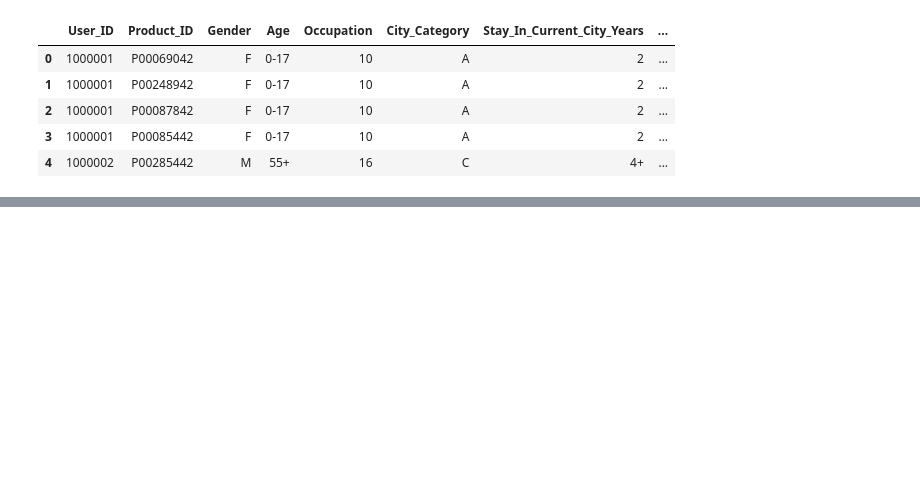
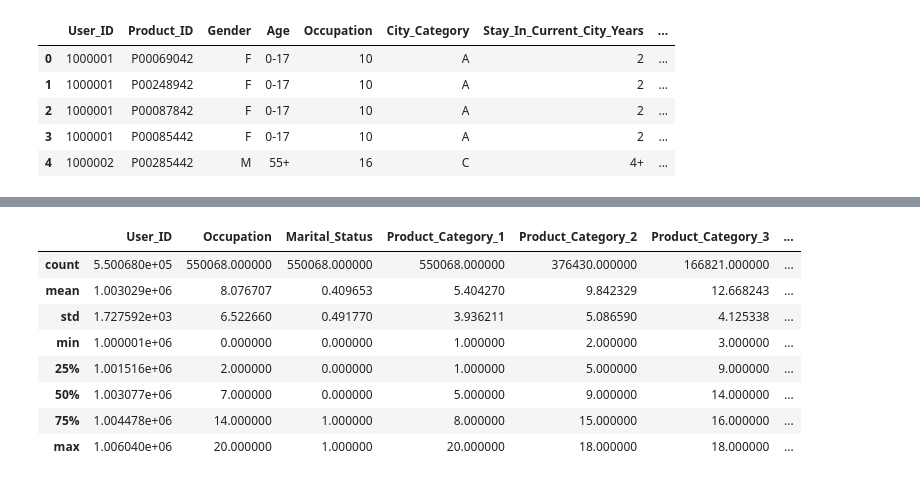
Before and after one commit to 1Anand1/Black_Friday_Sales_Prediction, a Jupyter notebook: black_friday_sales.ipynb, the cells around one changed output, grey strips where cells are left out. Cells and saved outputs as stored; diff of their text form; code cells hidden in the pictures; blank space fills up the shorter version.

```diff
--- a/black_friday_sales.ipynb
+++ b/black_friday_sales.ipynb
@@ -17,0 +43,12 @@ df.head()
+# %%
+df.describe()
+# %% [output]
+|  | User_ID | Occupation | Marital_Status | Product_Category_1 | Product_Category_2 | Product_Category_3 | ... |
+| count | 5.500680e+05 | 550068.000000 | 550068.000000 | 550068.000000 | 376430.000000 | 166821.000000 | ... |
+| mean | 1.003029e+06 | 8.076707 | 0.409653 | 5.404270 | 9.842329 | 12.668243 | ... |
+| std | 1.727592e+03 | 6.522660 | 0.491770 | 3.936211 | 5.086590 | 4.125338 | ... |
+| min | 1.000001e+06 | 0.000000 | 0.000000 | 1.000000 | 2.000000 | 3.000000 | ... |
+| 25% | 1.001516e+06 | 2.000000 | 0.000000 | 1.000000 | 5.000000 | 9.000000 | ... |
+| 50% | 1.003077e+06 | 7.000000 | 0.000000 | 5.000000 | 9.000000 | 14.000000 | ... |
+| 75% | 1.004478e+06 | 14.000000 | 1.000000 | 8.000000 | 15.000000 | 16.000000 | ... |
+| max | 1.006040e+06 | 20.000000 | 1.000000 | 20.000000 | 18.000000 | 18.000000 | ... |
```
Also changed, not shown: parts of 11 cells of this notebook.
